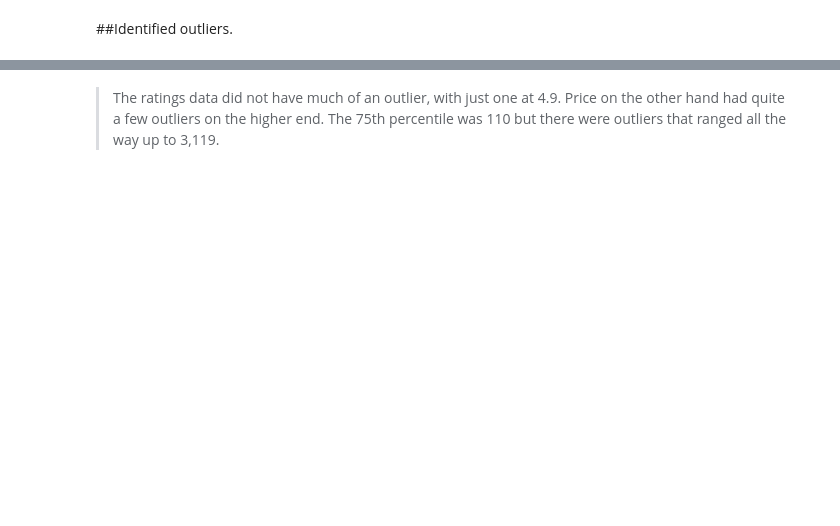
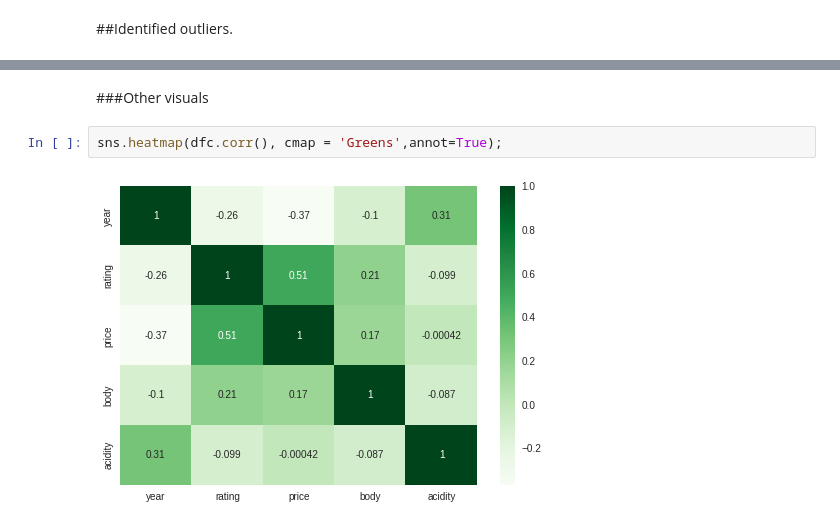
Before and after one commit to Martishamao/Spanish-Red-Wine-Analysis, a Jupyter notebook: Project_2_v2.ipynb, the cells around one changed output, grey strips where cells are left out. Saved outputs shown, nothing was run; the diff lists cells and outputs as text; blank space fills up the shorter version.

```diff
--- a/Project_2_v2.ipynb
+++ b/Project_2_v2.ipynb
@@ -261,5 +348,9 @@ dfc.describe(include='all')
 | 50% | NaN | NaN | 2015.000000 | 4.400000 | NaN | 53.625000 | NaN | 4.000000 | 3.000000 |
 | 75% | NaN | NaN | 2017.000000 | 4.500000 | NaN | 110.000000 | NaN | 5.000000 | 3.000000 |
 | max | NaN | NaN | 2021.000000 | 4.900000 | NaN | 3119.080000 | NaN | 5.000000 | 3.000000 |
-# %% [markdown]
->The ratings data did not have much of an outlier, with just one at 4.9. Price on the other hand had quite a few outliers on the higher end. The 75th percentile was 110 but there were outliers that ranged all the way up to 3,119.
+# %% [markdown]
+###Other visuals
+# %%
+sns.heatmap(dfc.corr(), cmap = 'Greens',annot=True);
+# %% [output]
+[figure, added]
```
Also changed, not shown: parts of 15 cells of this notebook.
